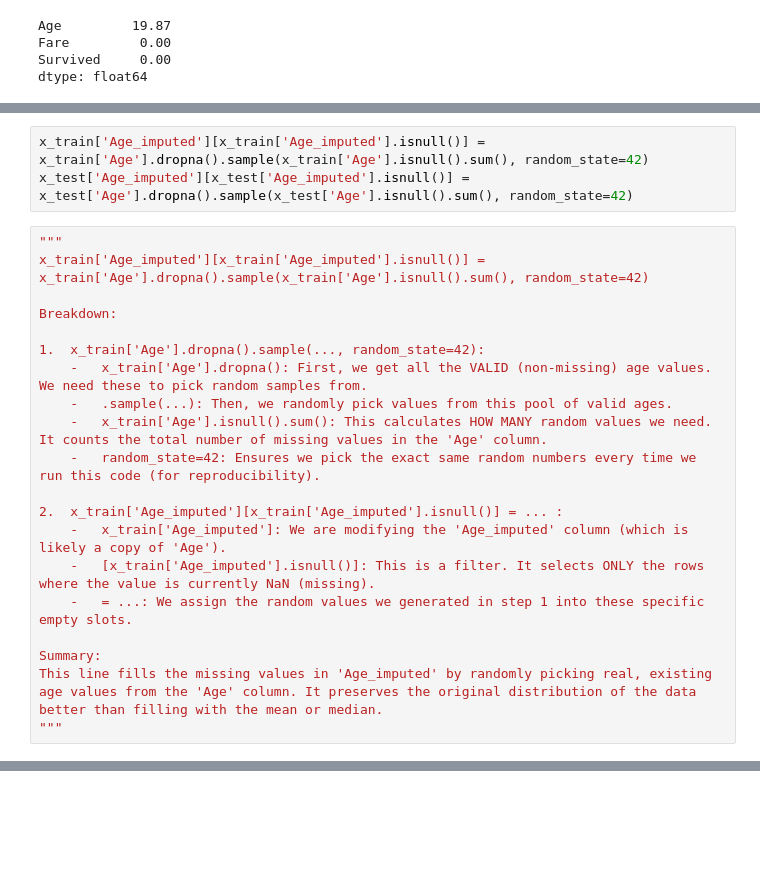
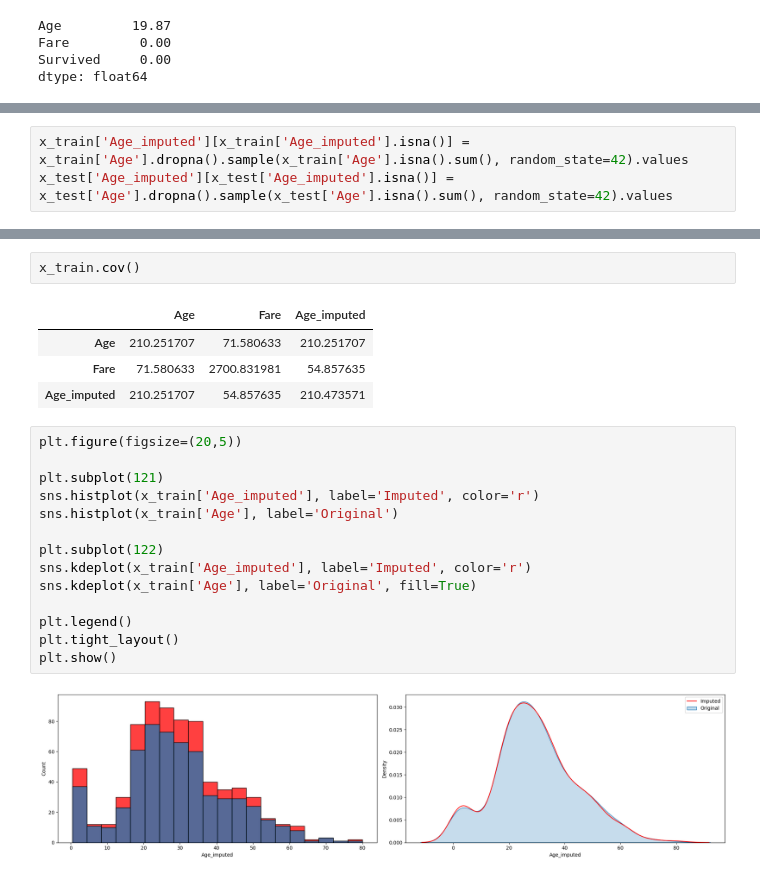
Before and after one commit to Ashura369/Python_and_Data_Science, a Jupyter notebook: 0 ML lecture/12_3_0 random sample imputer and missing indicator.ipynb, the cells around one changed output, grey strips where cells are left out. Cells and saved outputs as stored; diff of their text form; blank space fills up the shorter version.

```diff
--- a/0 ML lecture/12_3_0 random sample imputer and missing indicator.ipynb
+++ b/0 ML lecture/12_3_0 random sample imputer and missing indicator.ipynb
@@ -65,23 +65,3 @@ MISSING VALUES IN Age_imputed :  140
 # %%
-x_train['Age_imputed'][x_train['Age_imputed'].isnull()] = x_train['Age'].dropna().sample(x_train['Age'].isnull().sum(), random_state=42)
-x_test['Age_imputed'][x_test['Age_imputed'].isnull()] = x_test['Age'].dropna().sample(x_test['Age'].isnull().sum(), random_state=42)
+x_train['Age_imputed'][x_train['Age_imputed'].isna()] = x_train['Age'].dropna().sample(x_train['Age'].isna().sum(), random_state=42).values
+x_test['Age_imputed'][x_test['Age_imputed'].isna()] = x_test['Age'].dropna().sample(x_test['Age'].isna().sum(), random_state=42).values
-# %%
-"""
-x_train['Age_imputed'][x_train['Age_imputed'].isnull()] = x_train['Age'].dropna().sample(x_train['Age'].isnull().sum(), random_state=42)
-
-Breakdown:
-
-1.  x_train['Age'].dropna().sample(..., random_state=42):
-    -   x_train['Age'].dropna(): First, we get all the VALID (non-missing) age values. We need these to pick random samples from.
-    -   .sample(...): Then, we randomly pick values from this pool of valid ages.
-    -   x_train['Age'].isnull().sum(): This calculates HOW MANY random values we need. It counts the total number of missing values in the 'Age' column.
-    -   random_state=42: Ensures we pick the exact same random numbers every time we run this code (for reproducibility).
-
-2.  x_train['Age_imputed'][x_train['Age_imputed'].isnull()] = ... :
-    -   x_train['Age_imputed']: We are modifying the 'Age_imputed' column (which is likely a copy of 'Age').
-    -   [x_train['Age_imputed'].isnull()]: This is a filter. It selects ONLY the rows where the value is currently NaN (missing).
-    -   = ...: We assign the random values we generated in step 1 into these specific empty slots.
-
-Summary:
-This line fills the missing values in 'Age_imputed' by randomly picking real, existing age values from the 'Age' column. It preserves the original distribution of the data better than filling with the mean or median.
-"""
@@ -89,0 +96,23 @@ This line fills the missing values in 'Age_imputed' by randomly picking real, ex
+# %%
+x_train.cov()
+# %% [output]
+|  | Age | Fare | Age_imputed |
+| Age | 210.251707 | 71.580633 | 210.251707 |
+| Fare | 71.580633 | 2700.831981 | 54.857635 |
+| Age_imputed | 210.251707 | 54.857635 | 210.473571 |
+# %%
+plt.figure(figsize=(20,5))
+
+plt.subplot(121)
+sns.histplot(x_train['Age_imputed'], label='Imputed', color='r')
+sns.histplot(x_train['Age'], label='Original')
+
+plt.subplot(122)
+sns.kdeplot(x_train['Age_imputed'], label='Imputed', color='r')
+sns.kdeplot(x_train['Age'], label='Original', fill=True)
+
+plt.legend()
+plt.tight_layout()
+plt.show()
+# %% [output]
+[figure, added]
```
Also changed, not shown: parts of 5 cells of this notebook.
